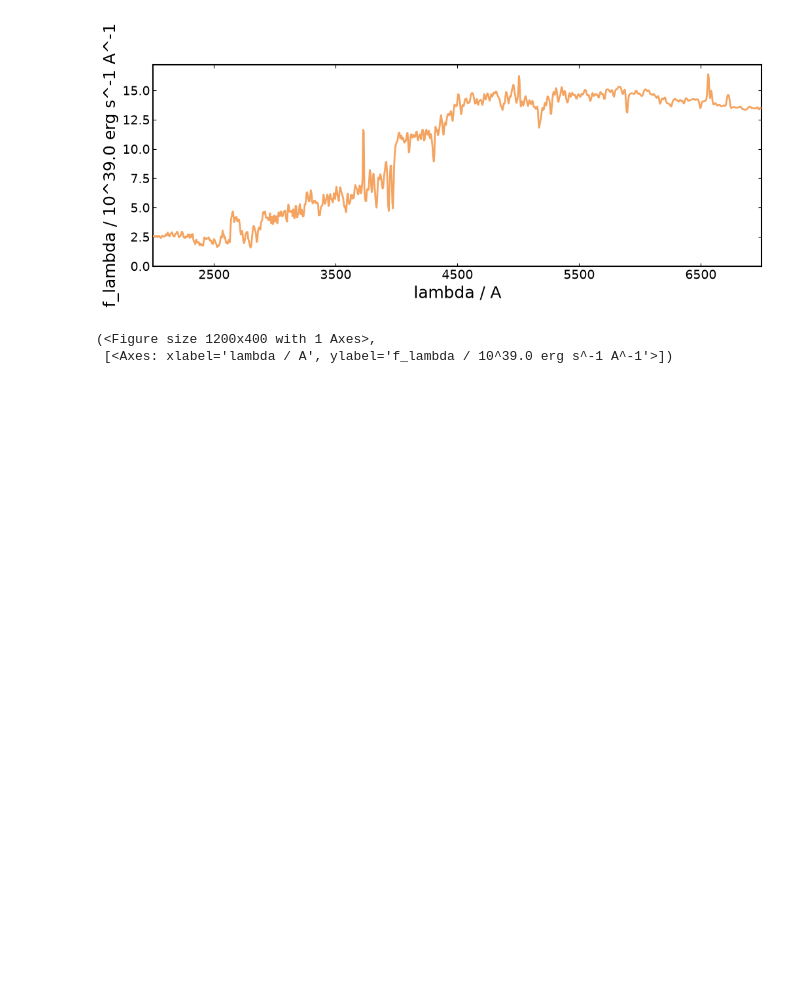
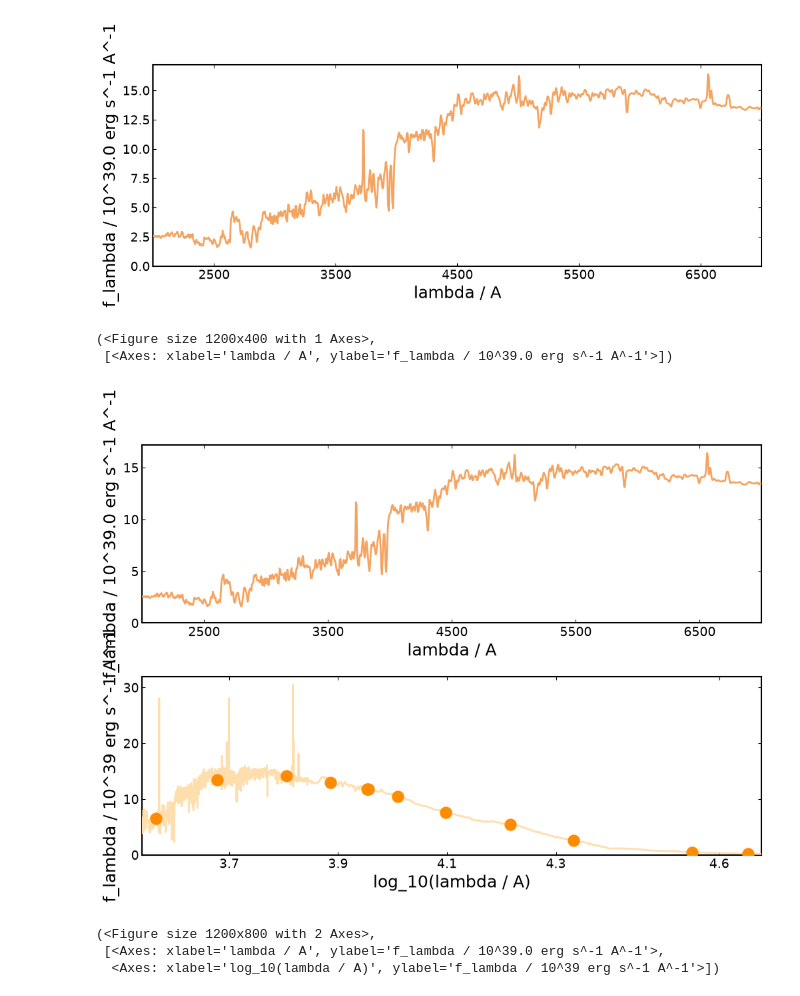
Before and after one commit to ChristineHao-zhcekl/galprior, a Jupyter notebook: BAGPIPES/Bagpipes.ipynb, the cells around one changed output. Cells and saved outputs as stored; diff of their text form; code cells hidden in the pictures; blank space fills up the shorter version.

Commit message:
BAGPIPES Figure 1

```diff
--- a/BAGPIPES/Bagpipes.ipynb
+++ b/BAGPIPES/Bagpipes.ipynb
@@ -45,3 +42,25 @@ model.plot()
 [figure]
 (<Figure size 1200x400 with 1 Axes>,
  [<Axes: xlabel='lambda / A', ylabel='f_lambda / 10^39.0 erg s^-1 A^-1'>])
+# %%
+uvista_filt_list = ["filters/CFHT_MegaCam.u.dat",
+                    "filters/CFHT_MegaCam.g.dat",
+                    "filters/CFHT_MegaCam.r.dat",
+                    "filters/CFHT_MegaCam.i.dat",
+                    "filters/CFHT_MegaCam.z.dat",
+                    "filters/Subaru_Suprime.z.dat",
+                    "filters/Paranal_VISTA.Y.dat",
+                    "filters/Paranal_VISTA.J.dat",
+                    "filters/Paranal_VISTA.H.dat",
+                    "filters/Paranal_VISTA.Ks.dat",
+                    "filters/Spitzer_IRAC.I1.dat",
+                    "filters/Spitzer_IRAC.I2.dat"]
+# %%
+model = model_galaxy(model_components, filt_list=uvista_filt_list, spec_wavs=wavelength_grid, spec_units='ergscma', phot_units='ergscma', index_list=None)
+# %%
+model.plot()
+# %% [output]
+[figure, added]
+(<Figure size 1200x800 with 2 Axes>,
+ [<Axes: xlabel='lambda / A', ylabel='f_lambda / 10^39.0 erg s^-1 A^-1'>,
+  <Axes: xlabel='log_10(lambda / A)', ylabel='f_lambda / 10^39 erg s^-1 A^-1'>])
```
Also changed, not shown: parts of 2 cells of this notebook, 12 other files.
